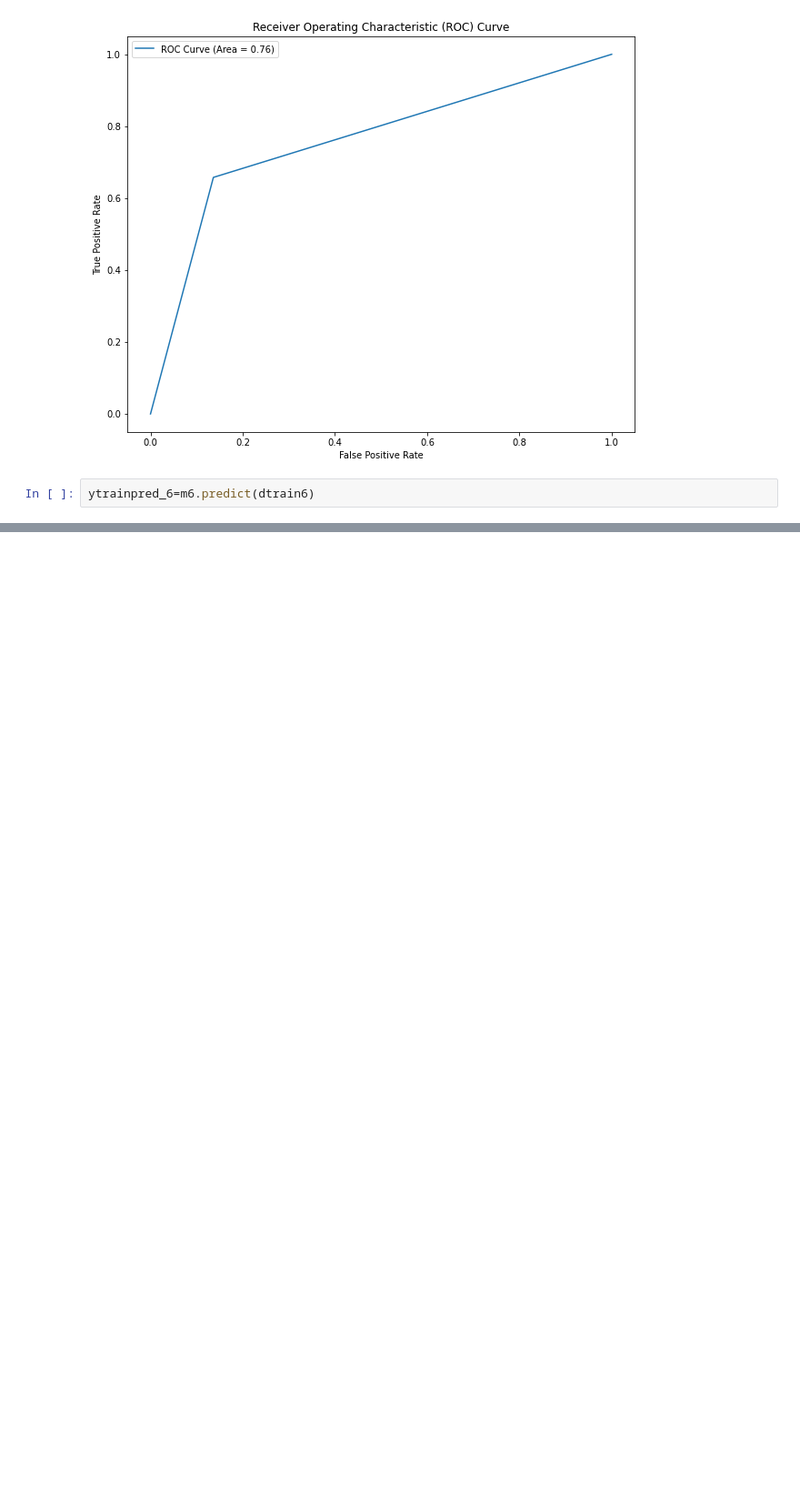
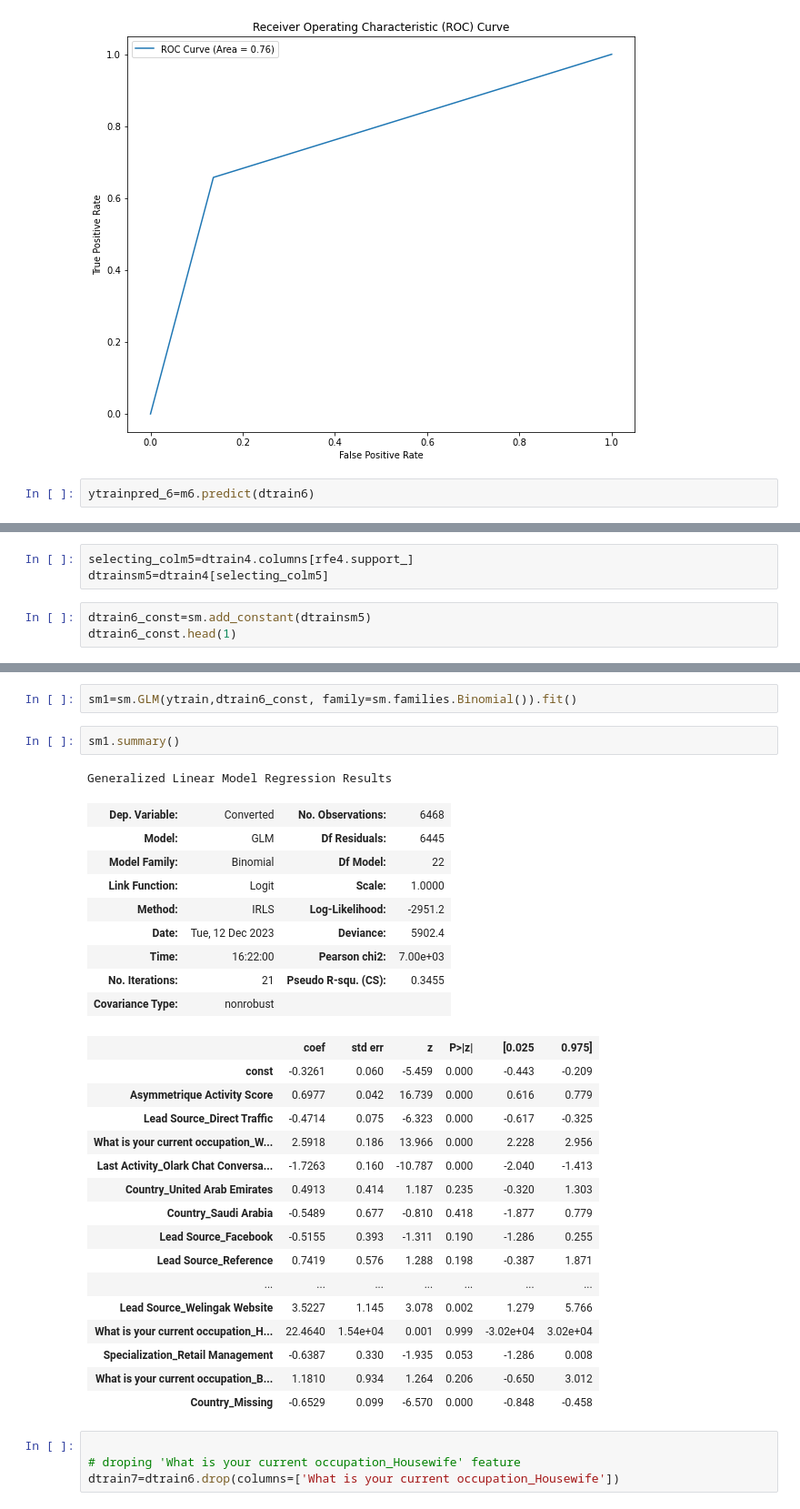
Before and after one commit to dhimanarya/Lead_Scoring_Case_Study, a Jupyter notebook: code file.ipynb, the cells around one changed output, grey strips where cells are left out. Shown at 91% size. Cells and saved outputs as stored; diff of their text form; blank space fills up the shorter version.

```diff
--- a/code file.ipynb
+++ b/code file.ipynb
@@ -1462,0 +1461,6 @@ array([1, 1, 0, ..., 0, 0, 0], dtype=int64)
+# %%
+selecting_colm5=dtrain4.columns[rfe4.support_]
+dtrainsm5=dtrain4[selecting_colm5]
+# %%
+dtrain6_const=sm.add_constant(dtrainsm5)
+dtrain6_const.head(1)
@@ -1462,0 +1470,35 @@ array([1, 1, 0, ..., 0, 0, 0], dtype=int64)
+# %%
+sm1=sm.GLM(ytrain,dtrain6_const, family=sm.families.Binomial()).fit()
+# %%
+sm1.summary()
+# %% [output]
+Generalized Linear Model Regression Results
+| Dep. Variable: | Converted | No. Observations: | 6468 |
+| Model: | GLM | Df Residuals: | 6445 |
+| Model Family: | Binomial | Df Model: | 22 |
+| Link Function: | Logit | Scale: | 1.0000 |
+| Method: | IRLS | Log-Likelihood: | -2951.2 |
+| Date: | Tue, 12 Dec 2023 | Deviance: | 5902.4 |
+| Time: | 16:22:00 | Pearson chi2: | 7.00e+03 |
+| No. Iterations: | 21 | Pseudo R-squ. (CS): | 0.3455 |
+| Covariance Type: | nonrobust |  |  |
+|  | coef | std err | z | P>|z| | [0.025 | 0.975] |
+| const | -0.3261 | 0.060 | -5.459 | 0.000 | -0.443 | -0.209 |
+| Asymmetrique Activity Score | 0.6977 | 0.042 | 16.739 | 0.000 | 0.616 | 0.779 |
+| Lead Source_Direct Traffic | -0.4714 | 0.075 | -6.323 | 0.000 | -0.617 | -0.325 |
+| What is your current occupation_W... | 2.5918 | 0.186 | 13.966 | 0.000 | 2.228 | 2.956 |
+| Last Activity_Olark Chat Conversa... | -1.7263 | 0.160 | -10.787 | 0.000 | -2.040 | -1.413 |
+| Country_United Arab Emirates | 0.4913 | 0.414 | 1.187 | 0.235 | -0.320 | 1.303 |
+| Country_Saudi Arabia | -0.5489 | 0.677 | -0.810 | 0.418 | -1.877 | 0.779 |
+| Lead Source_Facebook | -0.5155 | 0.393 | -1.311 | 0.190 | -1.286 | 0.255 |
+| Lead Source_Reference | 0.7419 | 0.576 | 1.288 | 0.198 | -0.387 | 1.871 |
+| ... | ... | ... | ... | ... | ... | ... |
+| Lead Source_Welingak Website | 3.5227 | 1.145 | 3.078 | 0.002 | 1.279 | 5.766 |
+| What is your current occupation_H... | 22.4640 | 1.54e+04 | 0.001 | 0.999 | -3.02e+04 | 3.02e+04 |
+| Specialization_Retail Management | -0.6387 | 0.330 | -1.935 | 0.053 | -1.286 | 0.008 |
+| What is your current occupation_B... | 1.1810 | 0.934 | 1.264 | 0.206 | -0.650 | 3.012 |
+| Country_Missing | -0.6529 | 0.099 | -6.570 | 0.000 | -0.848 | -0.458 |
+# %%
+
+# droping 'What is your current occupation_Housewife' feature
+dtrain7=dtrain6.drop(columns=['What is your current occupation_Housewife'])
```
Also changed, not shown: parts of 17 cells of this notebook.
